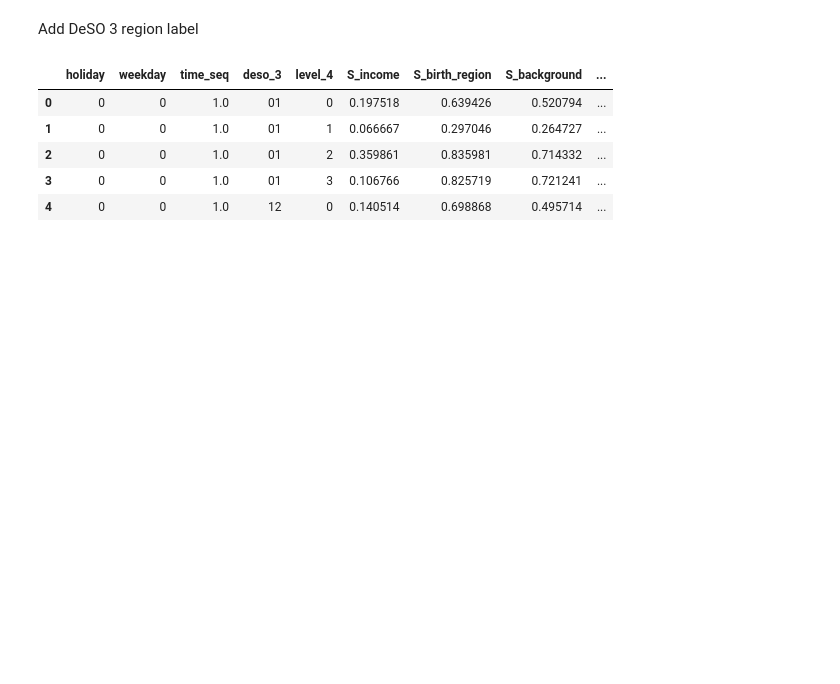
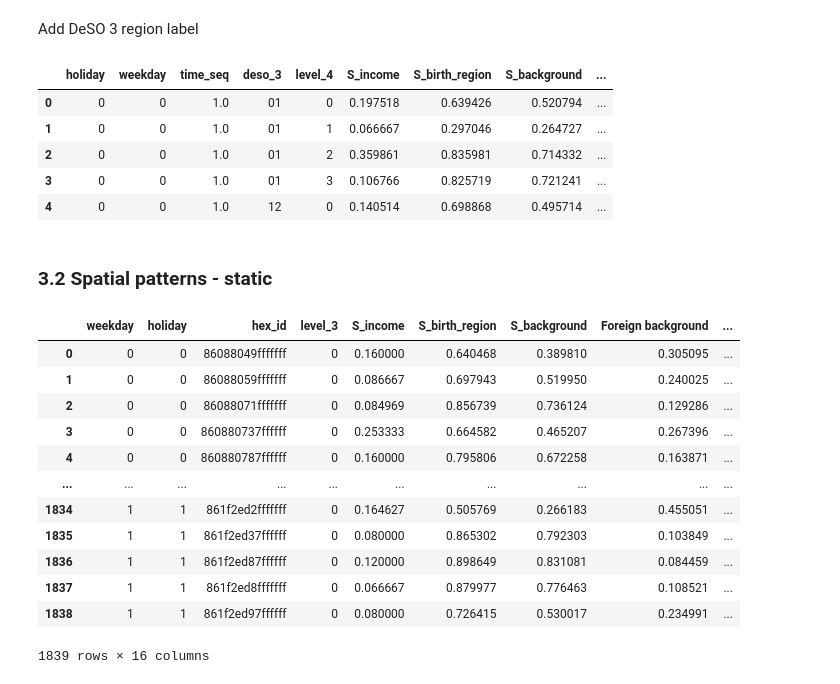
Before and after one commit to MobiSegInsights/mobi-social-segregation-se, a Jupyter notebook: src/6-mobi-segregation-hexagons-and-analysis.ipynb, the cells around one changed output. Drawn from its saved outputs; the diff is of its cells as text; code cells hidden in the pictures; blank space fills up the shorter version.

```diff
--- a/src/6-mobi-segregation-hexagons-and-analysis.ipynb
+++ b/src/6-mobi-segregation-hexagons-and-analysis.ipynb
@@ -192,3 +192,35 @@ df_tempo.head()
 | 4 | 0 | 0 | 1.0 | 12 | 0 | 0.140514 | 0.698868 | 0.495714 | ... |
 # %%
 df_tempo.drop(columns='level_4').to_csv('results/mobi_seg_tempo.csv', index=False)
+# %% [markdown]
+### 3.2 Spatial patterns - static
+# %%
+vars = ['S_income', 'S_birth_region', 'S_background', 'Foreign background', 'Not Sweden', 'Lowest income group']
+
+def median_wt(data):
+    stats_dict_list = []
+    # Weighted median
+    stats_dict_med = dict()
+    for var in vars:
+        stats_dict_med[var] = weighted.median(data[var], data['num_visits_wt'])
+    stats_dict_list.append(stats_dict_med)
+    return pd.DataFrame.from_records(stats_dict_list)
+tqdm.pandas()
+df_sub_spatio = df_sub.groupby(['weekday', 'holiday', 'hex_id']).progress_apply(median_wt).reset_index()
+# %%
+df_sub_spatio = pd.merge(df_sub_spatio, df_hex_resi[['hex_id'] + vars], on='hex_id', how='left', suffixes=('', '_h'))
+df_sub_spatio
+# %% [output]
+|  | weekday | holiday | hex_id | level_3 | S_income | S_birth_region | S_background | Foreign background | ... |
+| 0 | 0 | 0 | 86088049fffffff | 0 | 0.160000 | 0.640468 | 0.389810 | 0.305095 | ... |
+| 1 | 0 | 0 | 86088059fffffff | 0 | 0.086667 | 0.697943 | 0.519950 | 0.240025 | ... |
+| 2 | 0 | 0 | 86088071fffffff | 0 | 0.084969 | 0.856739 | 0.736124 | 0.129286 | ... |
+| 3 | 0 | 0 | 860880737ffffff | 0 | 0.253333 | 0.664582 | 0.465207 | 0.267396 | ... |
+| 4 | 0 | 0 | 860880787ffffff | 0 | 0.160000 | 0.795806 | 0.672258 | 0.163871 | ... |
+| ... | ... | ... | ... | ... | ... | ... | ... | ... | ... |
+| 1834 | 1 | 1 | 861f2ed2fffffff | 0 | 0.164627 | 0.505769 | 0.266183 | 0.455051 | ... |
+| 1835 | 1 | 1 | 861f2ed37ffffff | 0 | 0.080000 | 0.865302 | 0.792303 | 0.103849 | ... |
+| 1836 | 1 | 1 | 861f2ed87ffffff | 0 | 0.120000 | 0.898649 | 0.831081 | 0.084459 | ... |
+| 1837 | 1 | 1 | 861f2ed8fffffff | 0 | 0.066667 | 0.879977 | 0.776463 | 0.108521 | ... |
+| 1838 | 1 | 1 | 861f2ed97ffffff | 0 | 0.080000 | 0.726415 | 0.530017 | 0.234991 | ... |
+1839 rows × 16 columns
```
Also changed, not shown: parts of 3 cells of this notebook, 24 other files.
